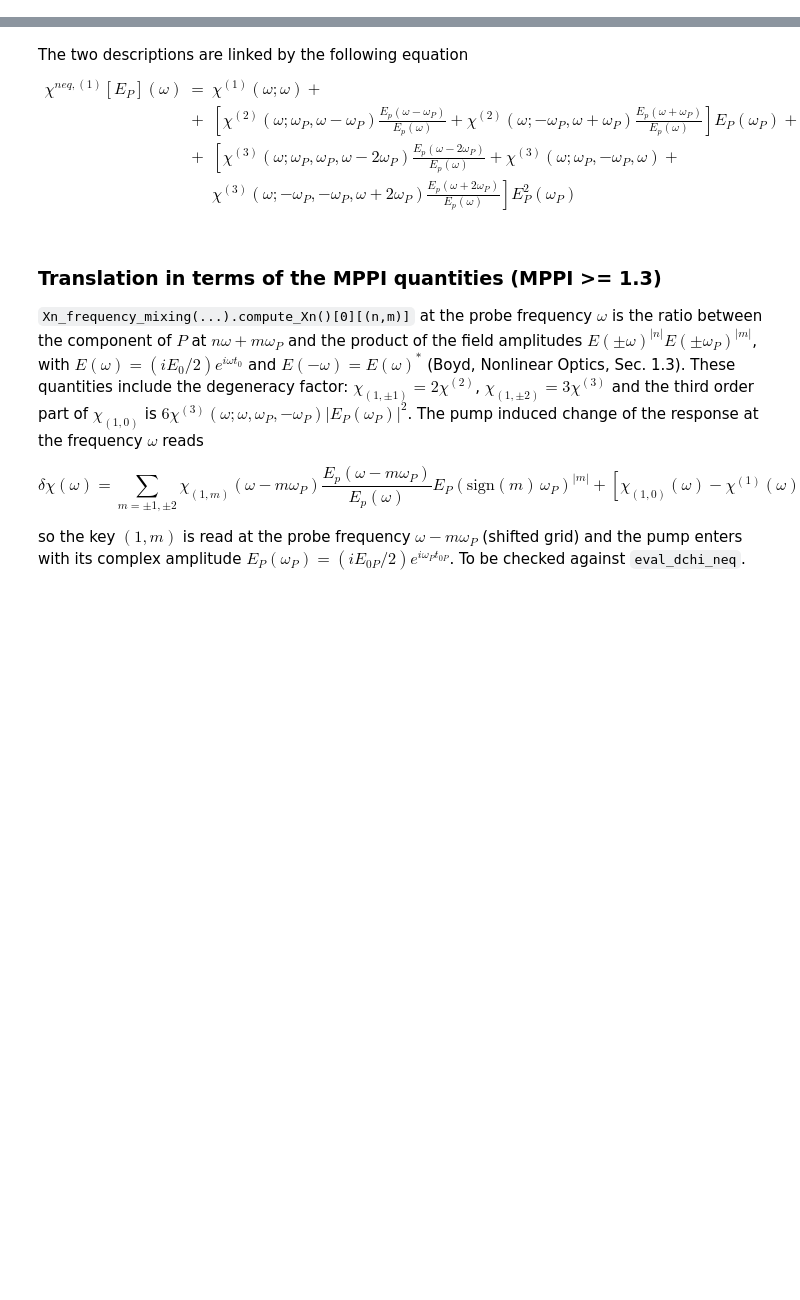
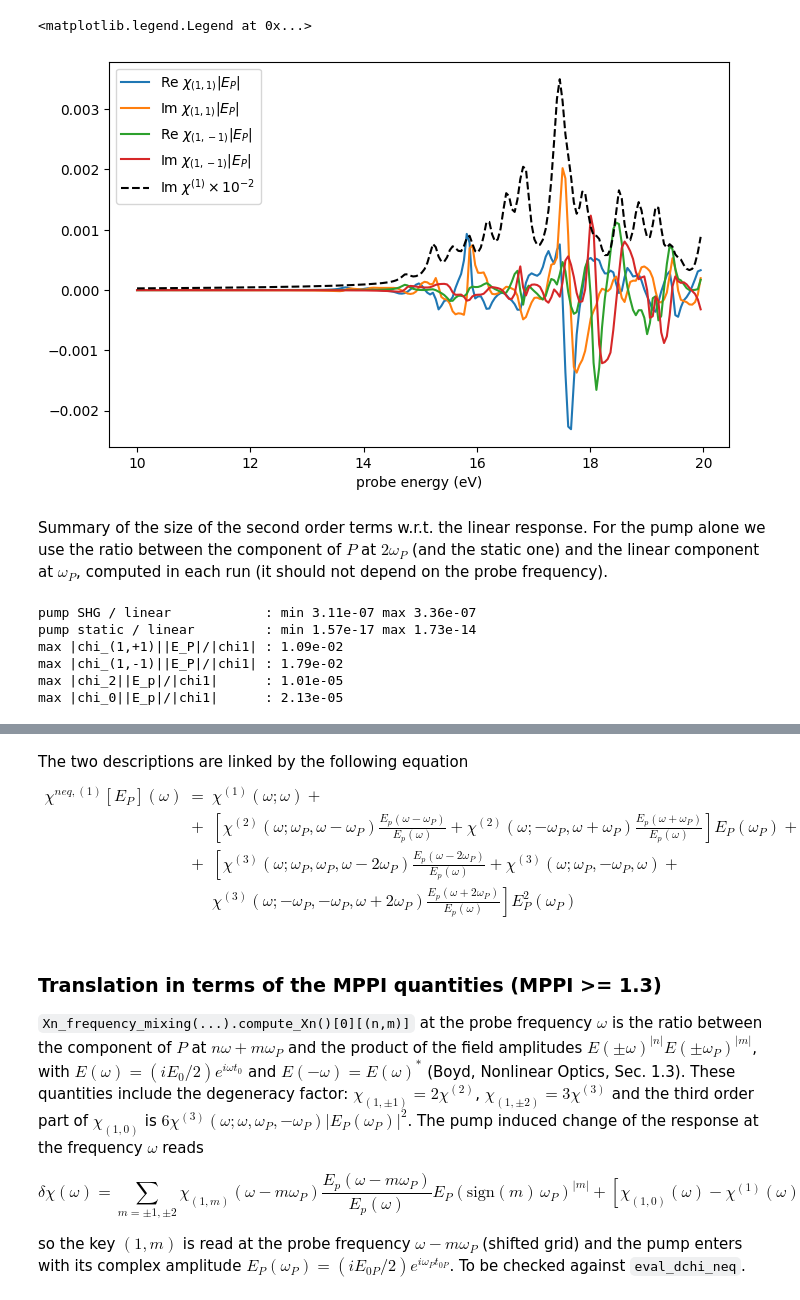
Before and after one commit to marcodalessandro76/LiF, a Jupyter notebook: NL_Chi/NL-Chi_Analysis.ipynb, the cells around one changed output, grey strips where cells are left out. Drawn from its saved outputs; the diff is of its cells as text; code cells hidden in the pictures; blank space fills up the shorter version.

```diff
--- a/NL_Chi/NL-Chi_Analysis.ipynb
+++ b/NL_Chi/NL-Chi_Analysis.ipynb
@@ -11,0 +168,32 @@ import os, re
+# %%
+plt.figure(figsize=(8,5))
+plt.plot(freqs,np.real(chi_freqmix[(1,1)])*abs_EP,label=r'Re $\chi_{(1,1)}|E_P|$')
+plt.plot(freqs,np.imag(chi_freqmix[(1,1)])*abs_EP,label=r'Im $\chi_{(1,1)}|E_P|$')
+plt.plot(freqs,np.real(chi_freqmix[(1,-1)])*abs_EP,label=r'Re $\chi_{(1,-1)}|E_P|$')
+plt.plot(freqs,np.imag(chi_freqmix[(1,-1)])*abs_EP,label=r'Im $\chi_{(1,-1)}|E_P|$')
+plt.plot(freqs,1e-2*np.imag(chi1_sin),'k--',label=r'Im $\chi^{(1)}\times 10^{-2}$')
+plt.xlabel('probe energy (eV)')
+plt.legend()
+# %% [output]
+<matplotlib.legend.Legend at 0x...>
+[figure, added]
+# %% [markdown]
+Summary of the size of the second order terms w.r.t. the linear response. For the pump alone we use the ratio between
+the component of $P$ at $2\omega_P$ (and the static one) and the linear component at $\omega_P$, computed in each run
+(it should not depend on the probe frequency).
+# %%
+r_02 = np.abs(chi_freqmix[(0,2)])*abs_EP/np.abs(chi_freqmix[(0,1)])
+r_00 = np.abs(chi_freqmix[(0,0)])*abs_EP/np.abs(chi_freqmix[(0,1)])
+print('pump SHG / linear            : min %.2e max %.2e'%(r_02.min(),r_02.max()))
+print('pump static / linear         : min %.2e max %.2e'%(r_00.min(),r_00.max()))
+print('max |chi_(1,+1)||E_P|/|chi1| : %.2e'%np.max(np.abs(chi_freqmix[(1,1)])*abs_EP/np.abs(chi1_sin)))
+print('max |chi_(1,-1)||E_P|/|chi1| : %.2e'%np.max(np.abs(chi_freqmix[(1,-1)])*abs_EP/np.abs(chi1_sin)))
+print('max |chi_2||E_p|/|chi1|      : %.2e'%np.max(np.abs(chi_sin[2])*abs_Ep/np.abs(chi1_sin)))
+print('max |chi_0||E_p|/|chi1|      : %.2e'%np.max(np.abs(chi_sin[0])*abs_Ep/np.abs(chi1_sin)))
+# %% [output]
+pump SHG / linear            : min 3.11e-07 max 3.36e-07
+pump static / linear         : min 1.57e-17 max 1.73e-14
+max |chi_(1,+1)||E_P|/|chi1| : 1.09e-02
+max |chi_(1,-1)||E_P|/|chi1| : 1.79e-02
+max |chi_2||E_p|/|chi1|      : 1.01e-05
+max |chi_0||E_p|/|chi1|      : 2.13e-05
```
Also changed, not shown: parts of 99 cells of this notebook, 1 other file.
